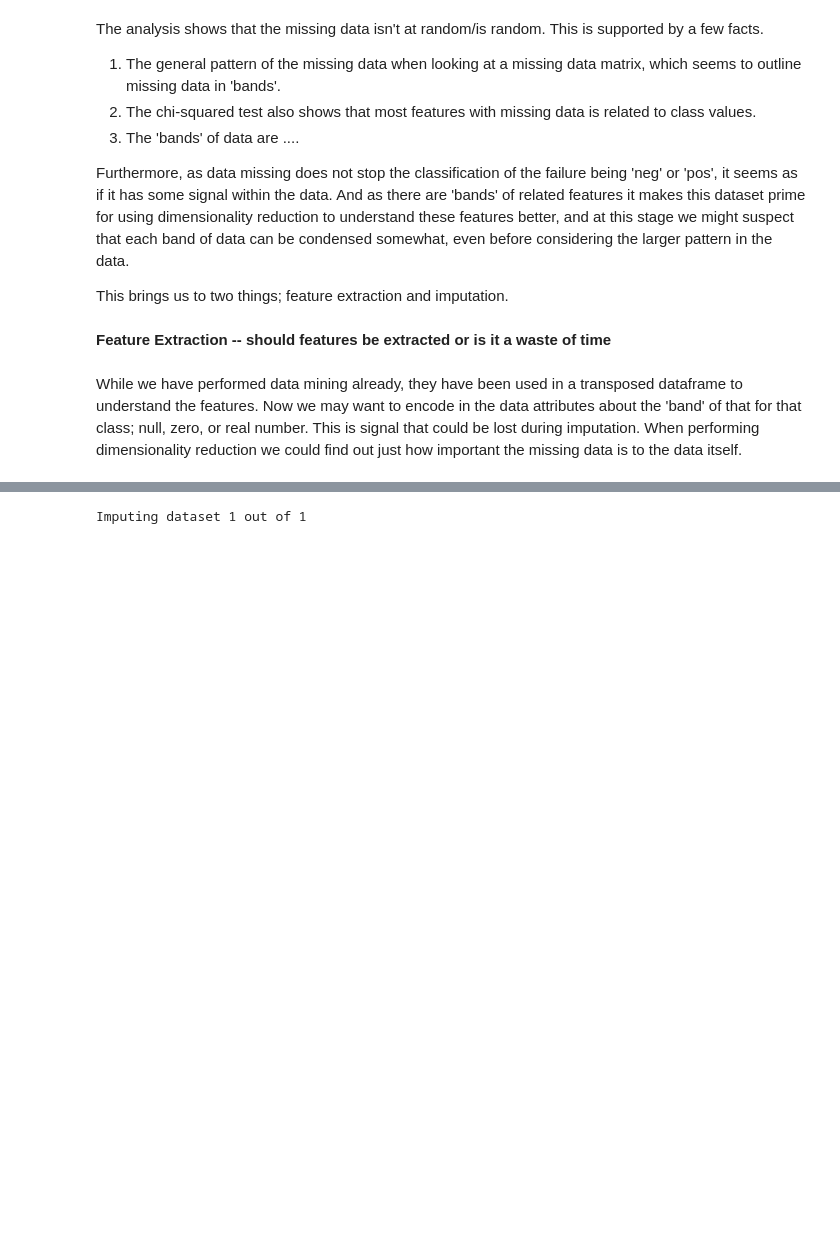
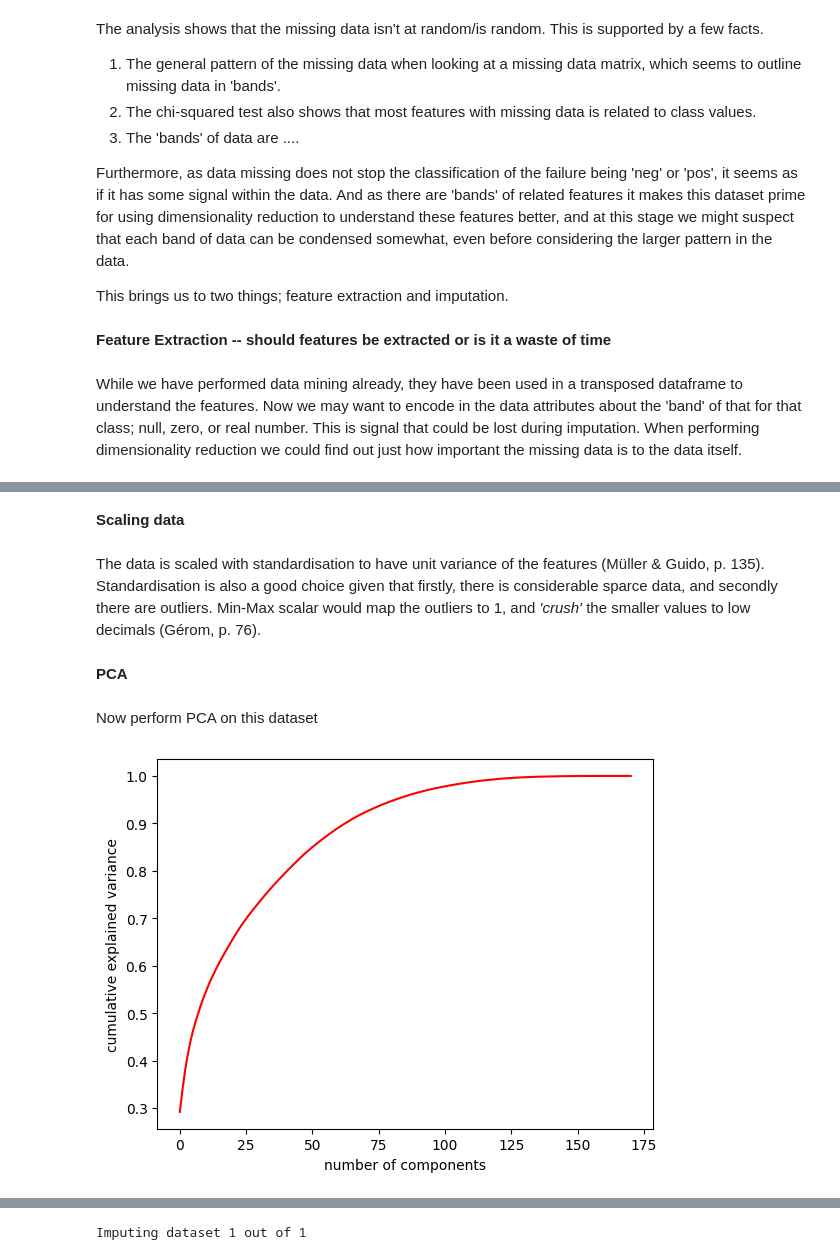
Before and after one commit to Lughaidh-w/DataPrep_ca1, a Jupyter notebook: CA1.ipynb, the cells around one changed output, grey strips where cells are left out. Drawn from its saved outputs; the diff is of its cells as text; code cells hidden in the pictures; blank space fills up the shorter version.

```diff
--- a/CA1.ipynb
+++ b/CA1.ipynb
@@ -762,0 +773,22 @@ While we have performed data mining already, they have been used in a transposed
+# %%
+data = df
+Imputation_mean = data.fillna(data.mean())
+# %% [markdown]
+<b>Scaling data
+# %% [markdown]
+The data is scaled with standardisation to have unit variance of the features (Müller & Guido, p. 135). Standardisation is also a good choice given that firstly, there is considerable sparce data, and secondly there are outliers. Min-Max scalar would map the outliers to 1, and *'crush'* the smaller values to low decimals (Gérom, p. 76).
+# %%
+scaler = StandardScaler()
+mean_scaled = scaler.fit_transform(Imputation_mean)
+# %% [markdown]
+<b>PCA
+# %% [markdown]
+Now perform PCA on this dataset
+# %%
+#pca_mean_impute = PCA()
+pca_mean_impute = PCA().fit(mean_scaled)
+plt.plot(np.cumsum(pca_mean_impute.explained_variance_ratio_), color="red")
+plt.xlabel('number of components')
+plt.ylabel('cumulative explained variance');
+# %% [output]
+[figure, added]
```
Also changed, not shown: parts of 56 cells of this notebook.
